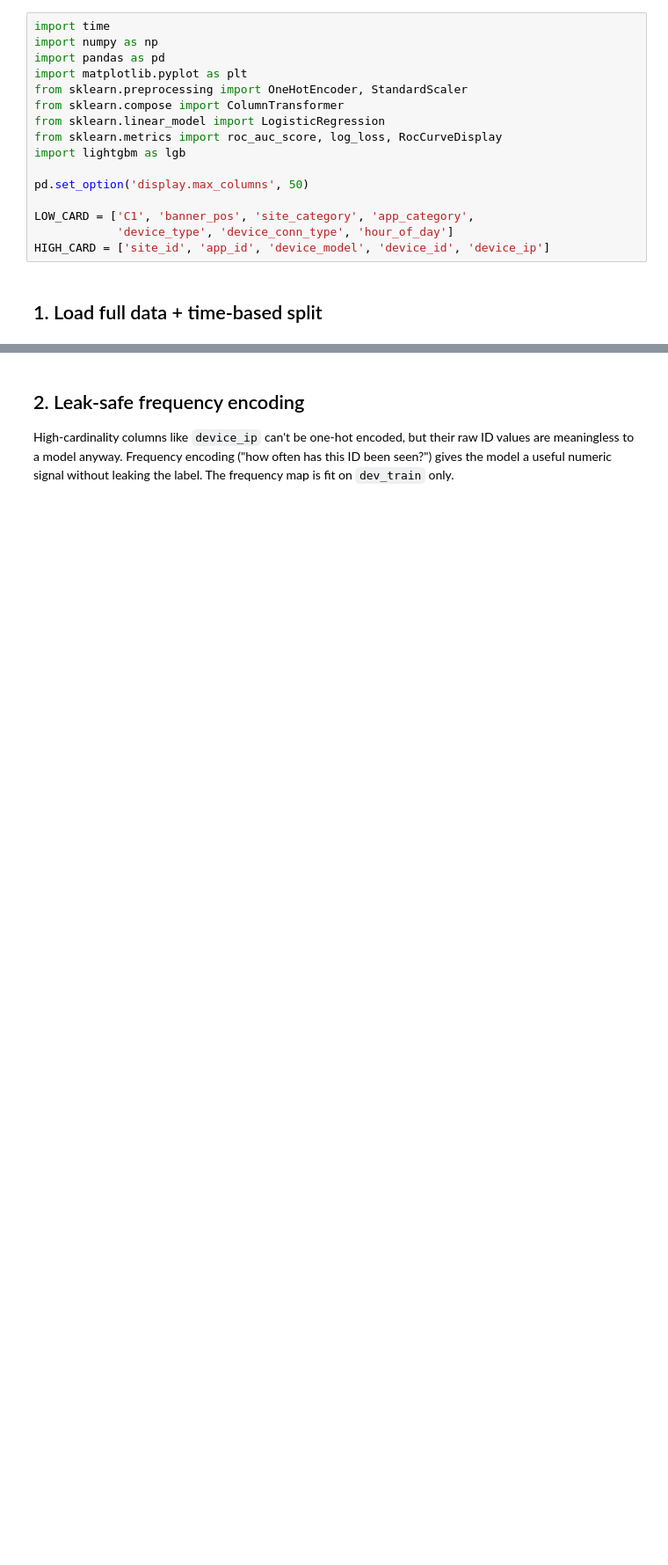
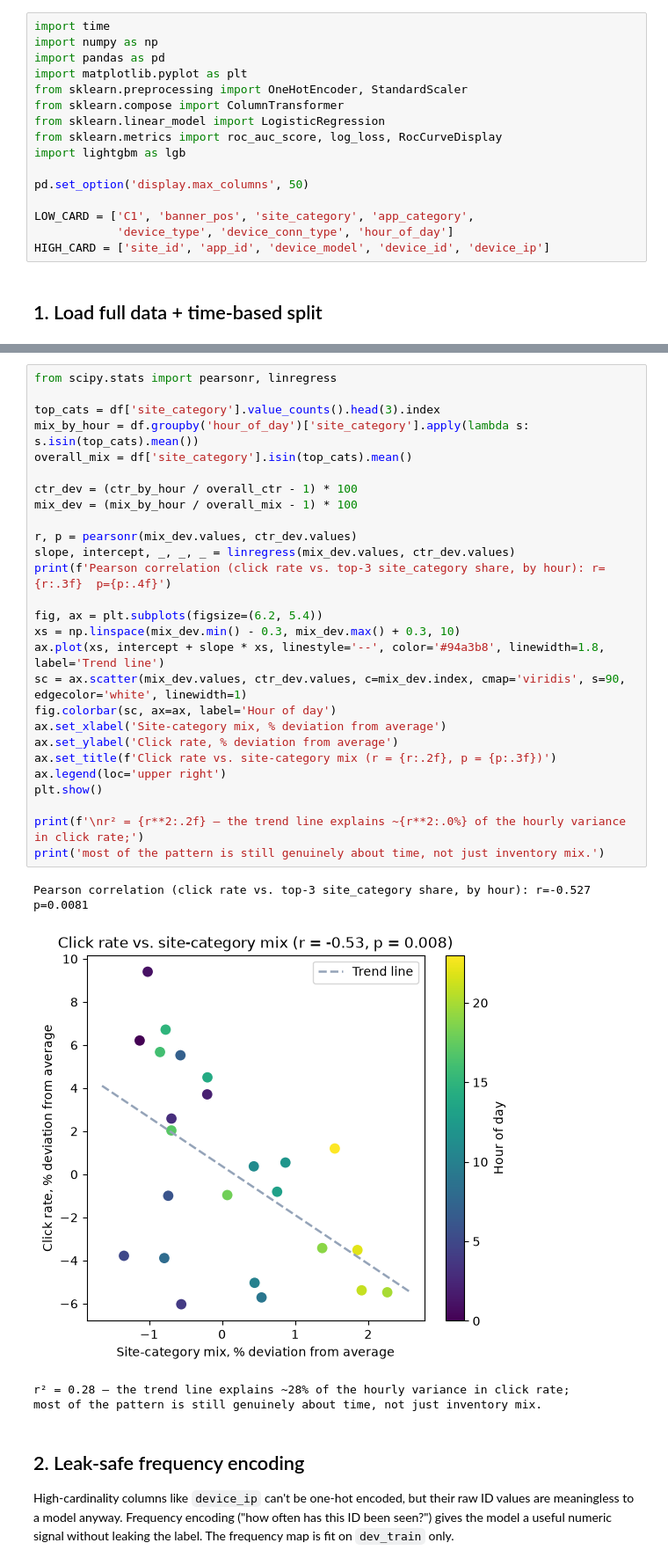
Before and after one commit to cheauyuin/m3-ml-s4-predicting-ad-ctr, a Jupyter notebook: notebooks/full_pipeline.ipynb, the cells around one changed output, grey strips where cells are left out. Shown at 88% size. Saved outputs shown, nothing was run; the diff lists cells and outputs as text; blank space fills up the shorter version.

```diff
--- a/notebooks/full_pipeline.ipynb
+++ b/notebooks/full_pipeline.ipynb
@@ -73,3 +108,35 @@ Name: click, dtype: float64
+# %%
+from scipy.stats import pearsonr, linregress
+
+top_cats = df['site_category'].value_counts().head(3).index
+mix_by_hour = df.groupby('hour_of_day')['site_category'].apply(lambda s: s.isin(top_cats).mean())
+overall_mix = df['site_category'].isin(top_cats).mean()
+
+ctr_dev = (ctr_by_hour / overall_ctr - 1) * 100
+mix_dev = (mix_by_hour / overall_mix - 1) * 100
+
+r, p = pearsonr(mix_dev.values, ctr_dev.values)
+slope, intercept, _, _, _ = linregress(mix_dev.values, ctr_dev.values)
+print(f'Pearson correlation (click rate vs. top-3 site_category share, by hour): r={r:.3f}  p={p:.4f}')
+
+fig, ax = plt.subplots(figsize=(6.2, 5.4))
+xs = np.linspace(mix_dev.min() - 0.3, mix_dev.max() + 0.3, 10)
+ax.plot(xs, intercept + slope * xs, linestyle='--', color='#94a3b8', linewidth=1.8, label='Trend line')
+sc = ax.scatter(mix_dev.values, ctr_dev.values, c=mix_dev.index, cmap='viridis', s=90, edgecolor='white', linewidth=1)
+fig.colorbar(sc, ax=ax, label='Hour of day')
+ax.set_xlabel('Site-category mix, % deviation from average')
+ax.set_ylabel('Click rate, % deviation from average')
+ax.set_title(f'Click rate vs. site-category mix (r = {r:.2f}, p = {p:.3f})')
+ax.legend(loc='upper right')
+plt.show()
+
+print(f'\nr² = {r**2:.2f} — the trend line explains ~{r**2:.0%} of the hourly variance in click rate;')
+print('most of the pattern is still genuinely about time, not just inventory mix.')
+# %% [output]
+Pearson correlation (click rate vs. top-3 site_category share, by hour): r=-0.527  p=0.0081
+[figure, added]
+r² = 0.28 — the trend line explains ~28% of the hourly variance in click rate;
+most of the pattern is still genuinely about time, not just inventory mix.
 # %% [markdown]
 ## 2. Leak-safe frequency encoding
 
```
Also changed, not shown: parts of 8 cells of this notebook, 4 other files.
